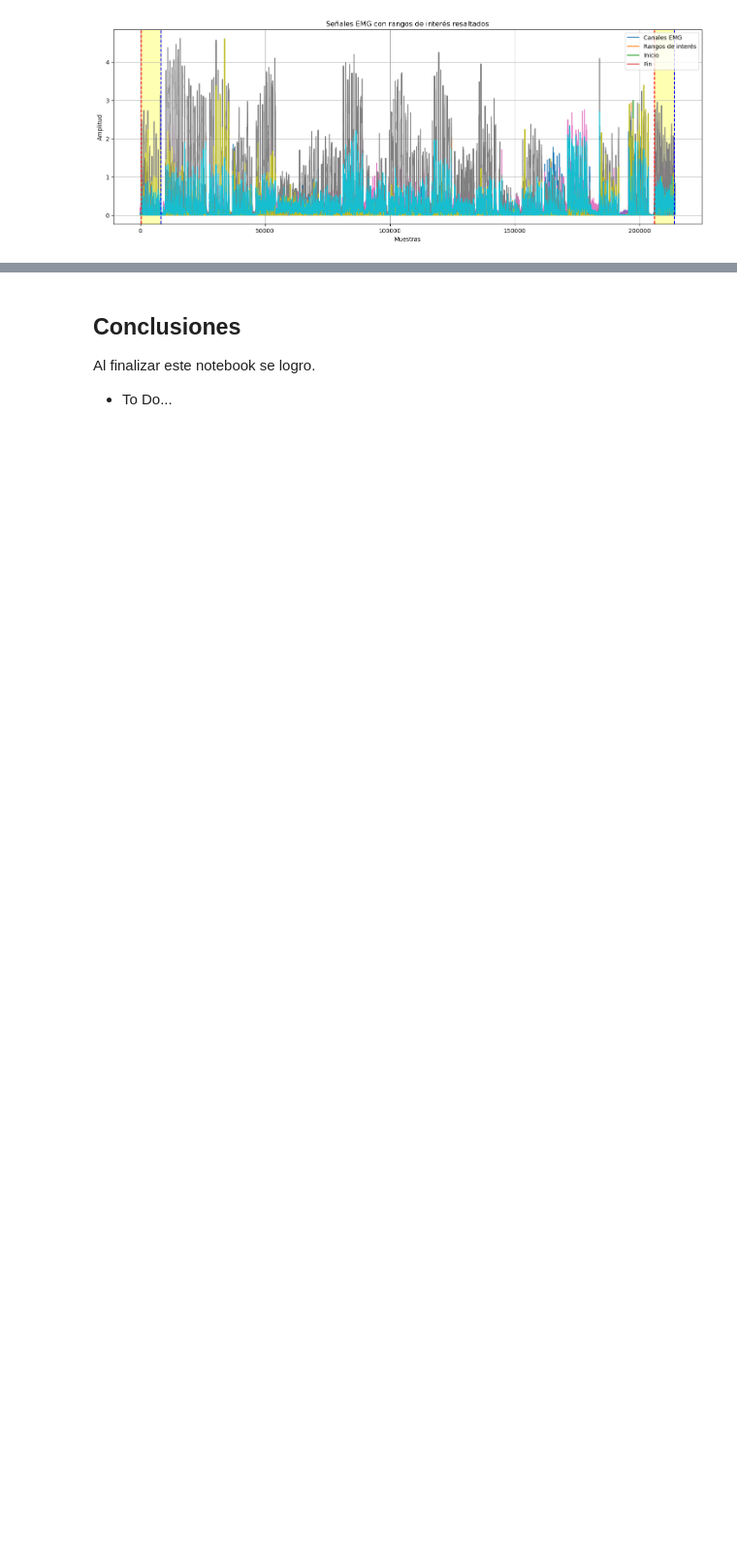
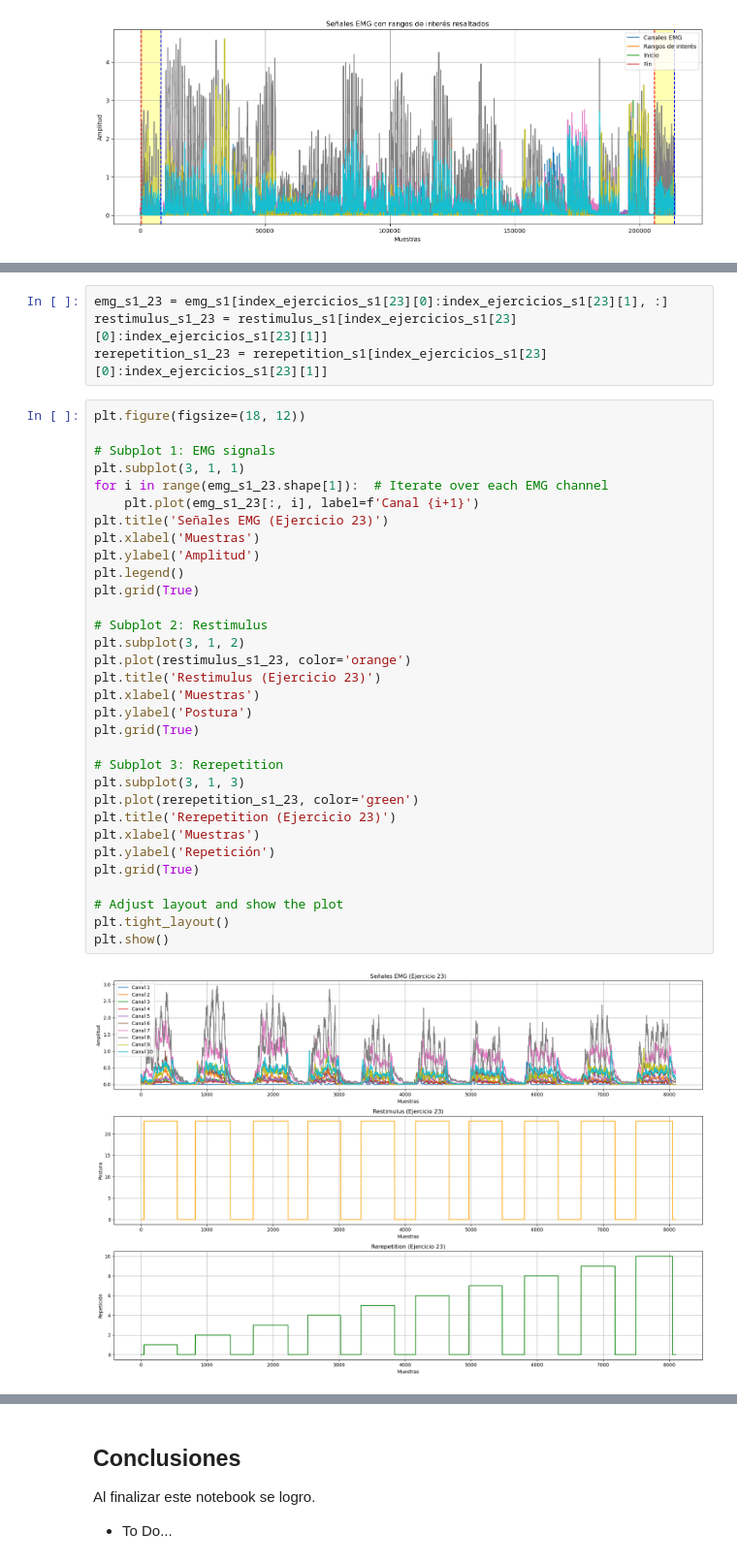
Before and after one commit to repos-especializacion-UdeA/monografia, a Jupyter notebook: notebooks/01_preprocesamiento_dataset.ipynb, the cells around one changed output, grey strips where cells are left out. Shown at 97% size. Drawn from its saved outputs; the diff is of its cells as text; blank space fills up the shorter version.

```diff
--- a/notebooks/01_preprocesamiento_dataset.ipynb
+++ b/notebooks/01_preprocesamiento_dataset.ipynb
@@ -391,0 +548,38 @@ Queda pendiente agregar para el rango la parte asociada al 0 (sumar y restar alg
+# %%
+emg_s1_23 = emg_s1[index_ejercicios_s1[23][0]:index_ejercicios_s1[23][1], :]
+restimulus_s1_23 = restimulus_s1[index_ejercicios_s1[23][0]:index_ejercicios_s1[23][1]]
+rerepetition_s1_23 = rerepetition_s1[index_ejercicios_s1[23][0]:index_ejercicios_s1[23][1]]
+# %%
+plt.figure(figsize=(18, 12))
+
+# Subplot 1: EMG signals
+plt.subplot(3, 1, 1)
+for i in range(emg_s1_23.shape[1]):  # Iterate over each EMG channel
+    plt.plot(emg_s1_23[:, i], label=f'Canal {i+1}')
+plt.title('Señales EMG (Ejercicio 23)')
+plt.xlabel('Muestras')
+plt.ylabel('Amplitud')
+plt.legend()
+plt.grid(True)
+
+# Subplot 2: Restimulus
+plt.subplot(3, 1, 2)
+plt.plot(restimulus_s1_23, color='orange')
+plt.title('Restimulus (Ejercicio 23)')
+plt.xlabel('Muestras')
+plt.ylabel('Postura')
+plt.grid(True)
+
+# Subplot 3: Rerepetition
+plt.subplot(3, 1, 3)
+plt.plot(rerepetition_s1_23, color='green')
+plt.title('Rerepetition (Ejercicio 23)')
+plt.xlabel('Muestras')
+plt.ylabel('Repetición')
+plt.grid(True)
+
+# Adjust layout and show the plot
+plt.tight_layout()
+plt.show()
+# %% [output]
+[figure, added]
```
Also changed, not shown: parts of 38 cells of this notebook.
